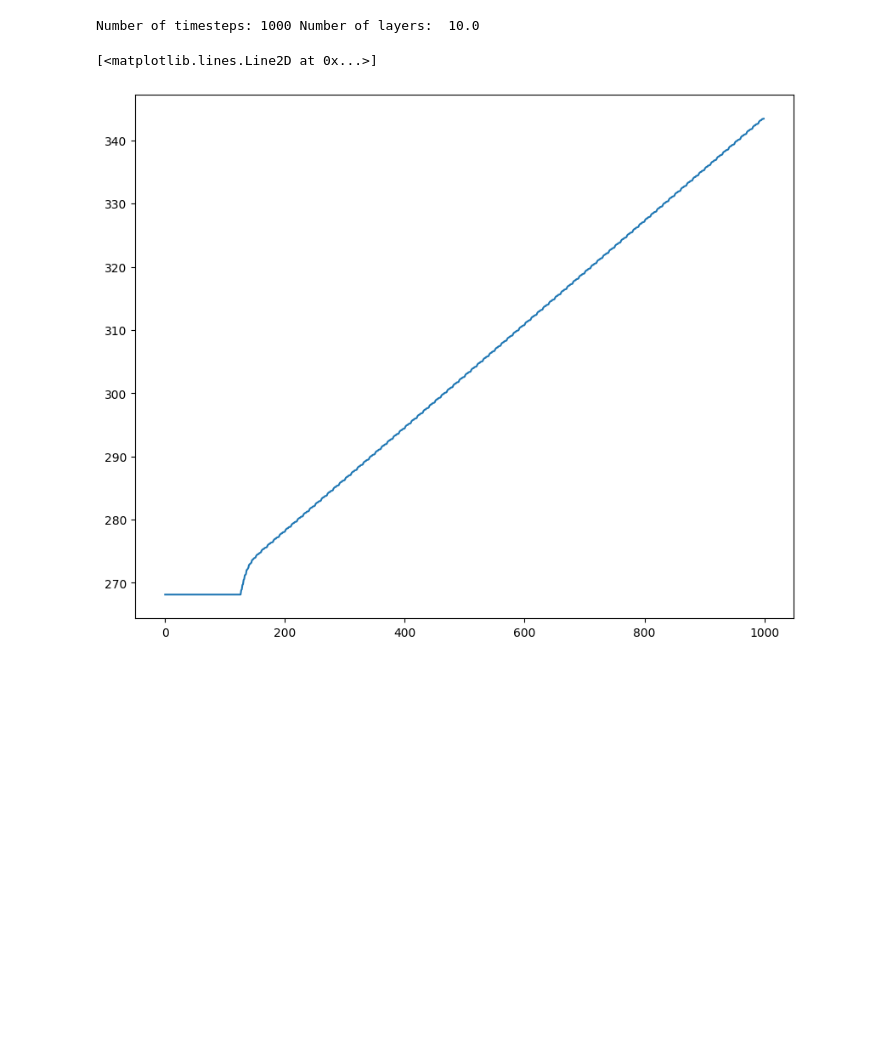
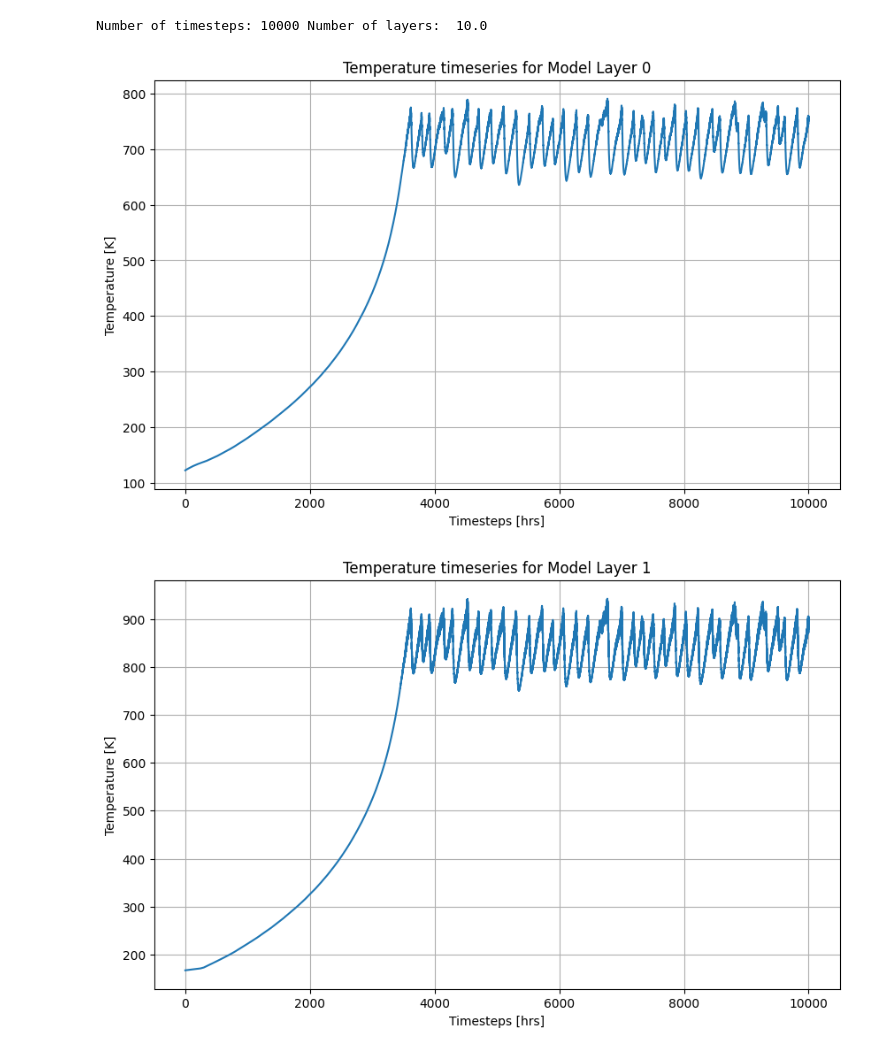
Before and after one commit to JakobHeiter/Atmospheric-Physics-Climate-Model, a Jupyter notebook: visualize_data.ipynb, the cells around one changed output. Cells and saved outputs as stored; diff of their text form; code cells hidden in the pictures; blank space fills up the shorter version.

```diff
--- a/visualize_data.ipynb
+++ b/visualize_data.ipynb
@@ -10,10 +10,10 @@ data = data.replace(";", ",")
 line_list = []#each entry corresponds to the data from one model run
 
 for line in data.splitlines():
-    if line.startswith('M') or line.startswith('L') or line.startswith('C'):#ignore lines not containing the model run data
-        continue
+    if line.startswith('0'): #only use lines containing the model run data
+        line_list.append(line)
 
-    line_list.append(line)
+
 
 for i in range(len(line_list)):
     line_list[i] = line_list[i].split(",")#split each line into a list of values
@@ -26,7 +26,7 @@ n_timesteps = data_array.shape[0]#number of timesteps in the simulation
 nlayers = data_array.shape[1]/4#number of layers in the simulation (each layer has 4 values: id, p, T, theta)
 print("Number of timesteps:", n_timesteps, "Number of layers: ", nlayers)
 # %% [output]
-Number of timesteps: 1000 Number of layers:  10.0
+Number of timesteps: 10000 Number of layers:  10.0
 # %%
 def get_data_from_array(layer_id, variable):
     """
@@ -52,6 +51,18 @@ temps = get_data_from_array(8,'T')
-# %%
-plt.figure(figsize=(10, 8))
-plt.plot(range(n_timesteps), temps)
-# %% [output]
-[<matplotlib.lines.Line2D at 0x...>]
-[figure, removed]
+# %%
+temp_val_list = []
+nlayers = int(nlayers)
+for i in range(nlayers):
+   temp_val_list.append(get_data_from_array(i,'T'))
+
+
+for i in range(nlayers):
+    plt.figure(figsize=(10, 6), dpi = 100)
+    plt.plot(range(n_timesteps), temp_val_list[i])
+    plt.xlabel("Timesteps [hrs]")
+    plt.ylabel("Temperature [K]")
+    plt.title(f"Temperature timeseries for Model Layer {i}")
+    plt.grid()
+    plt.show()
+# %% [output]
+[figure, added]
+[figure, added]
```
Also changed, not shown: parts of 3 cells of this notebook, 3 other files.
